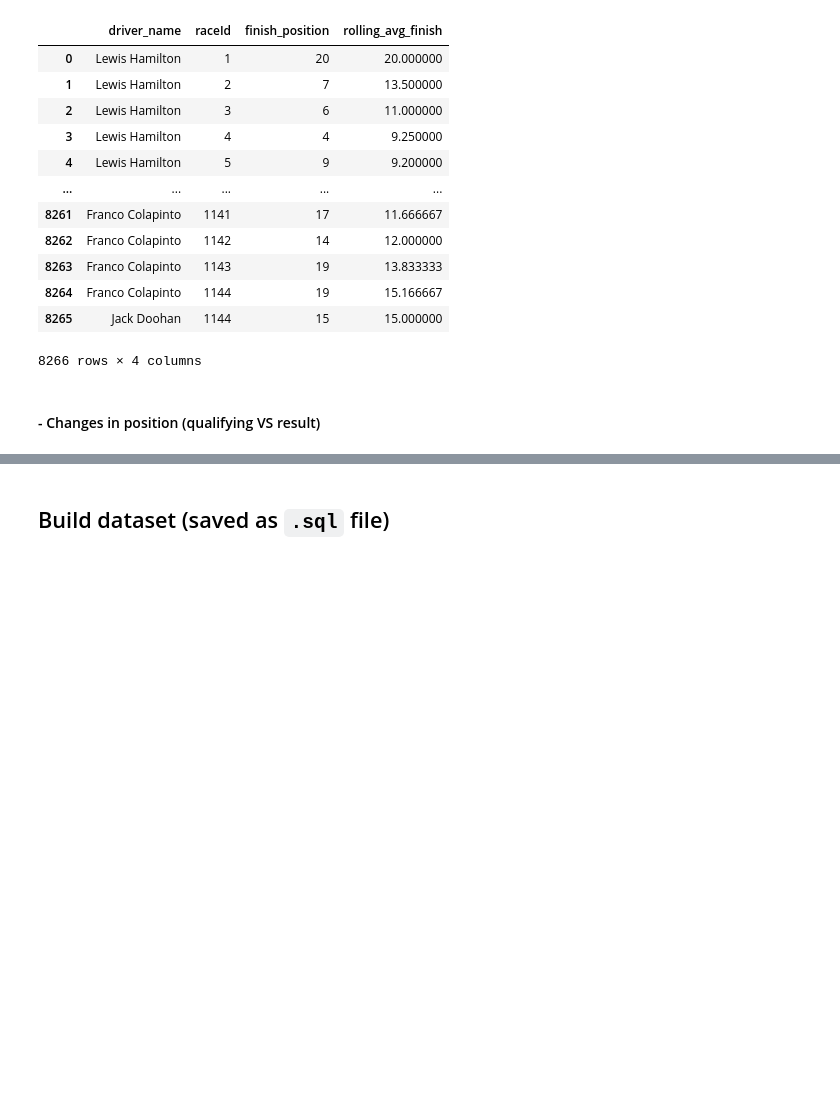
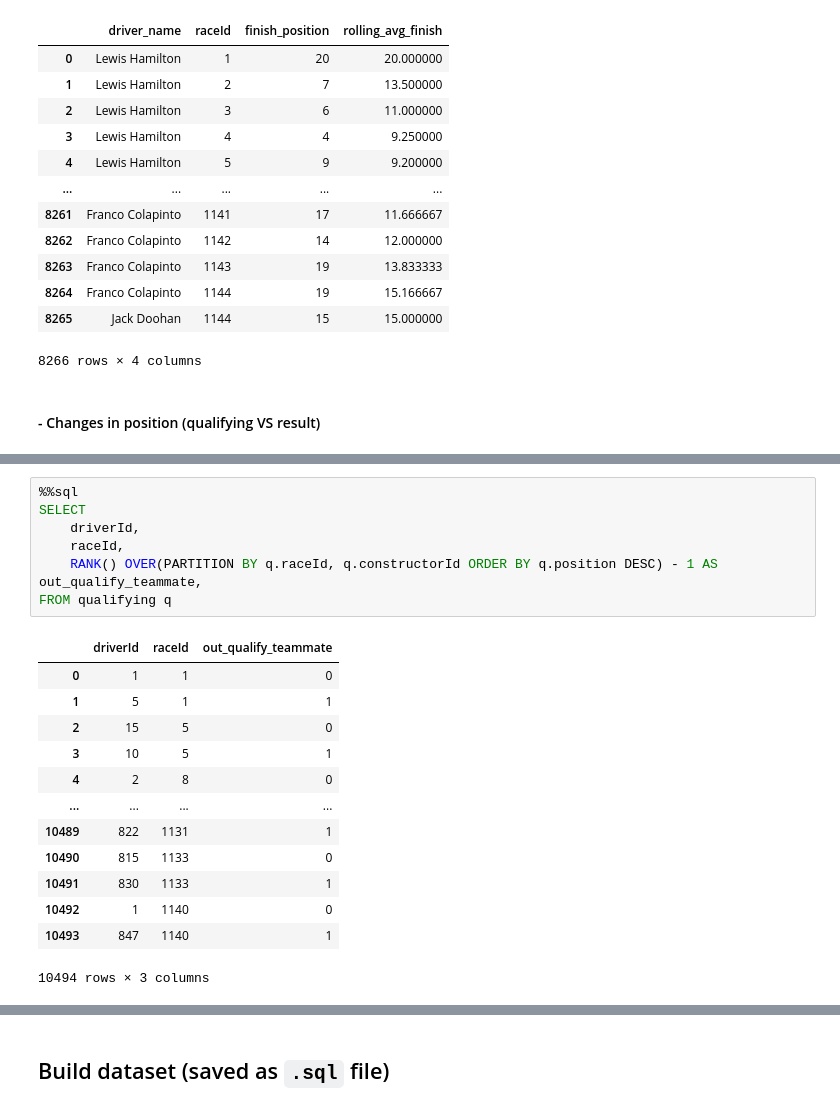
Before and after one commit to daphnenyyu/Code_Portfolio, a Jupyter notebook: F1_clustering/sql-f1.ipynb, the cells around one changed output, grey strips where cells are left out. Cells and saved outputs as stored; diff of their text form; blank space fills up the shorter version.

```diff
--- a/F1_clustering/sql-f1.ipynb
+++ b/F1_clustering/sql-f1.ipynb
@@ -298,0 +312,21 @@ LIMIT 10;
+# %%
+%%sql
+SELECT
+    driverId,
+    raceId,
+    RANK() OVER(PARTITION BY q.raceId, q.constructorId ORDER BY q.position DESC) - 1 AS out_qualify_teammate,
+FROM qualifying q
+# %% [output]
+|  | driverId | raceId | out_qualify_teammate |
+| 0 | 1 | 1 | 0 |
+| 1 | 5 | 1 | 1 |
+| 2 | 15 | 5 | 0 |
+| 3 | 10 | 5 | 1 |
+| 4 | 2 | 8 | 0 |
+| ... | ... | ... | ... |
+| 10489 | 822 | 1131 | 1 |
+| 10490 | 815 | 1133 | 0 |
+| 10491 | 830 | 1133 | 1 |
+| 10492 | 1 | 1140 | 0 |
+| 10493 | 847 | 1140 | 1 |
+10494 rows × 3 columns
```
Also changed, not shown: parts of 7 cells of this notebook, 3 other files.
